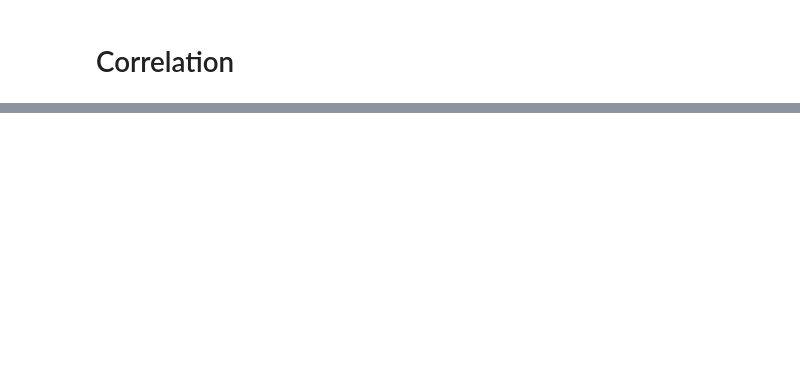
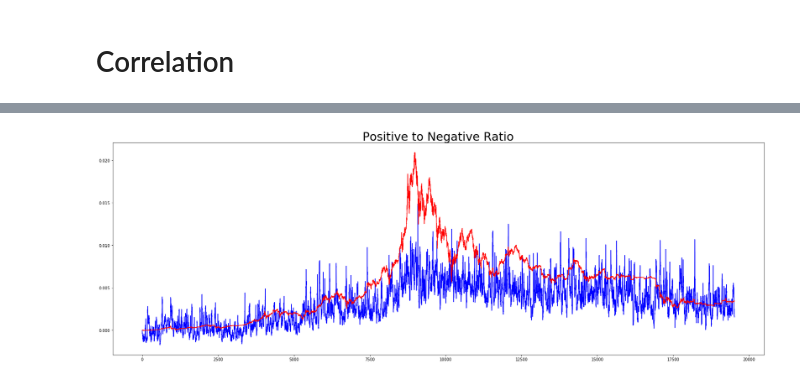
Before and after one commit to hoang777/augmento_challenge, a Jupyter notebook: augmento_ex2.ipynb, the cells around one changed output, grey strips where cells are left out. Cells and saved outputs as stored; diff of their text form; code cells hidden in the pictures; blank space fills up the shorter version.

```diff
--- a/augmento_ex2.ipynb
+++ b/augmento_ex2.ipynb
@@ -126,0 +151,11 @@ plt.show()
+# %%
+win=24
+mean = pd.Series(sentiment["ratio_pn"]).rolling(window=win).apply(lambda x : np.mean(x))
+std = pd.Series(sentiment["ratio_pn"]).rolling(window=win).apply(lambda x : np.std(x))
+m2 =  mean/std
+m2 = m2.rename("stat_ratio_pn")
+plt.figure(figsize=(30,10))
+plt.title('Positive to Negative Ratio M2', fontsize=30)
+ax1 = m2.plot(color='blue', grid=True)
+
+plt.show()
@@ -126,0 +164,2 @@ plt.show()
+# %%
+rc = pd.merge(pd.DataFrame((data.close)), pd.DataFrame(m2), left_index=True, right_index=True).dropna()
@@ -126,0 +199,16 @@ plt.show()
+# %%
+ratio = preprocessing.normalize([rc.stat_ratio_pn])[0]
+close = preprocessing.normalize([rc.close])[0]
+# start at the same point
+ratio = ratio-ratio[0]
+close = close-close[0]
+
+plt.figure(figsize=(30,10))
+plt.title('Positive to Negative Ratio', fontsize=30)
+p1 = plt.plot(ratio, color='blue')
+p2 = plt.plot(close, color='red')
+
+
+plt.show()
+# %% [output]
+[figure, added]
```
Also changed, not shown: parts of 17 cells of this notebook.
